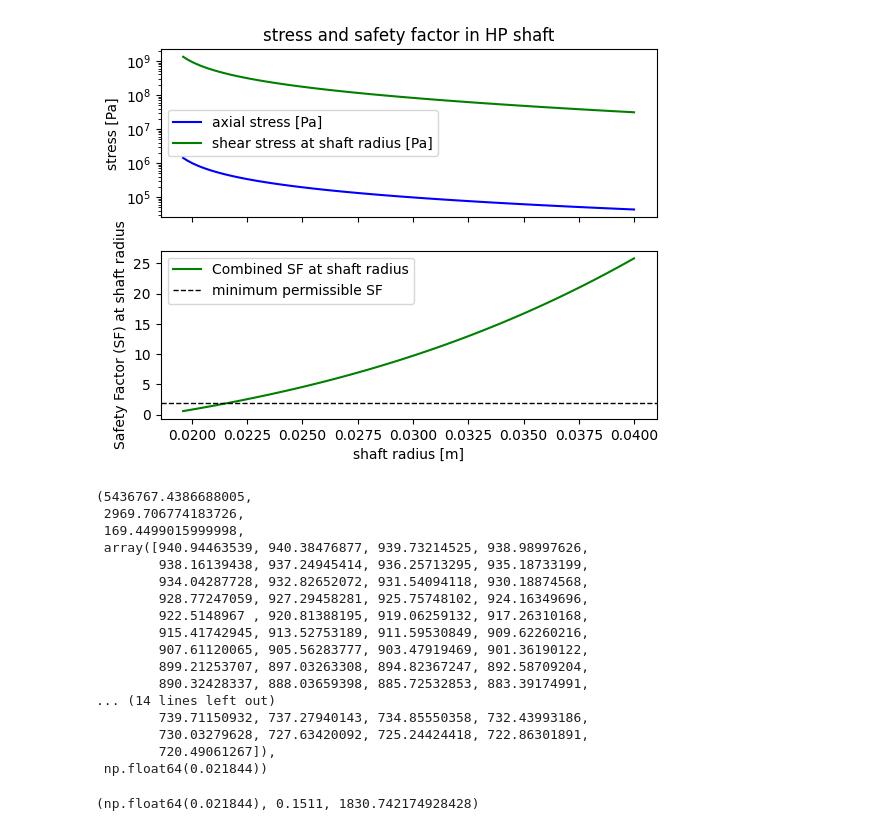
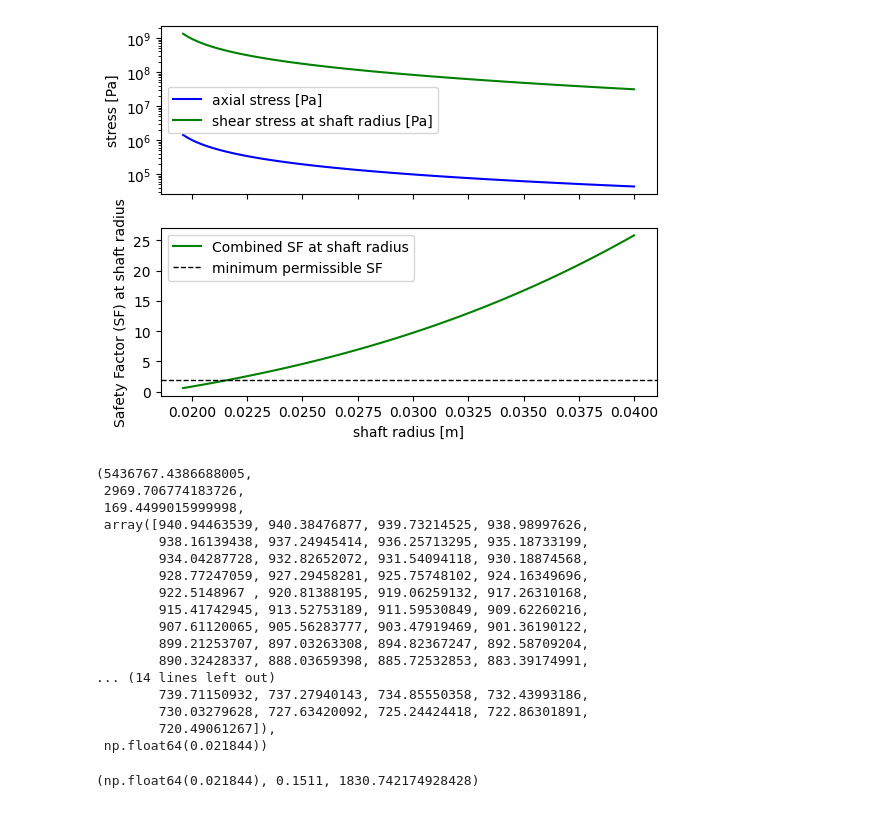
Before and after one commit to thermonuclearCoder/AET, a Jupyter notebook: notebooks_Disc_stresses.ipynb, the cells around one changed output. Saved outputs shown, nothing was run; the diff lists cells and outputs as text; code cells hidden in the pictures.

```diff
--- a/notebooks_Disc_stresses.ipynb
+++ b/notebooks_Disc_stresses.ipynb
@@ -113,35 +113,35 @@ tau = Torque*R_i/J       #shear stress [Pa]
 sigma_x = F_n/Area        #axial stress [Pa]
 sigma_y = 1600e6                  #yield stress [Pa]
 
 SF_shaft = sigma_y/np.sqrt(sigma_x**2 + 4*tau**2)
 permissible_SF = 2
 
 #plotting
 
 fig, (ax_stress, ax_SF_shaft) = plt.subplots(2, 1, sharex=True)
 
 
 ax_SF_shaft.plot(R_i, SF_shaft, color='green', label='Combined SF at shaft radius')
 ax_SF_shaft.set_xlabel('shaft radius [m]')
 ax_SF_shaft.set_ylabel('Safety Factor (SF) at shaft radius')
 ax_SF_shaft.axhline(y=permissible_SF, color='black', linestyle='dashed', linewidth=1, label='minimum permissible SF')
 ax_SF_shaft.legend()
 
-ax_stress.set_title('stress and safety factor in HP shaft')
+#ax_stress.set_title('stress and safety factor in HP shaft')
 ax_stress.plot(R_i, sigma_x, color='blue', label='axial stress [Pa]')
 ax_stress.plot(R_i, tau, color='green', label='shear stress at shaft radius [Pa]')
 ax_stress.set_ylabel('stress [Pa]')
 ax_stress.set_yscale('log')
 ax_stress.legend()
 
 plt.savefig('HPT_shaft_stress_and_SF.png')
 plt.show()
 
 R_i = R_i[SF_shaft >= permissible_SF][0]        #returns shaft radius for which safety factor is 2
 
 W_sh, Torque, F_n, tau/sigma_x, R_i
 # %% [output]
-[figure, old version]
+[figure, new version]
 (5436767.4386688005,
  2969.706774183726,
  169.4499015999998,
```
Also changed, not shown: parts of 3 cells of this notebook, 4 other files.
